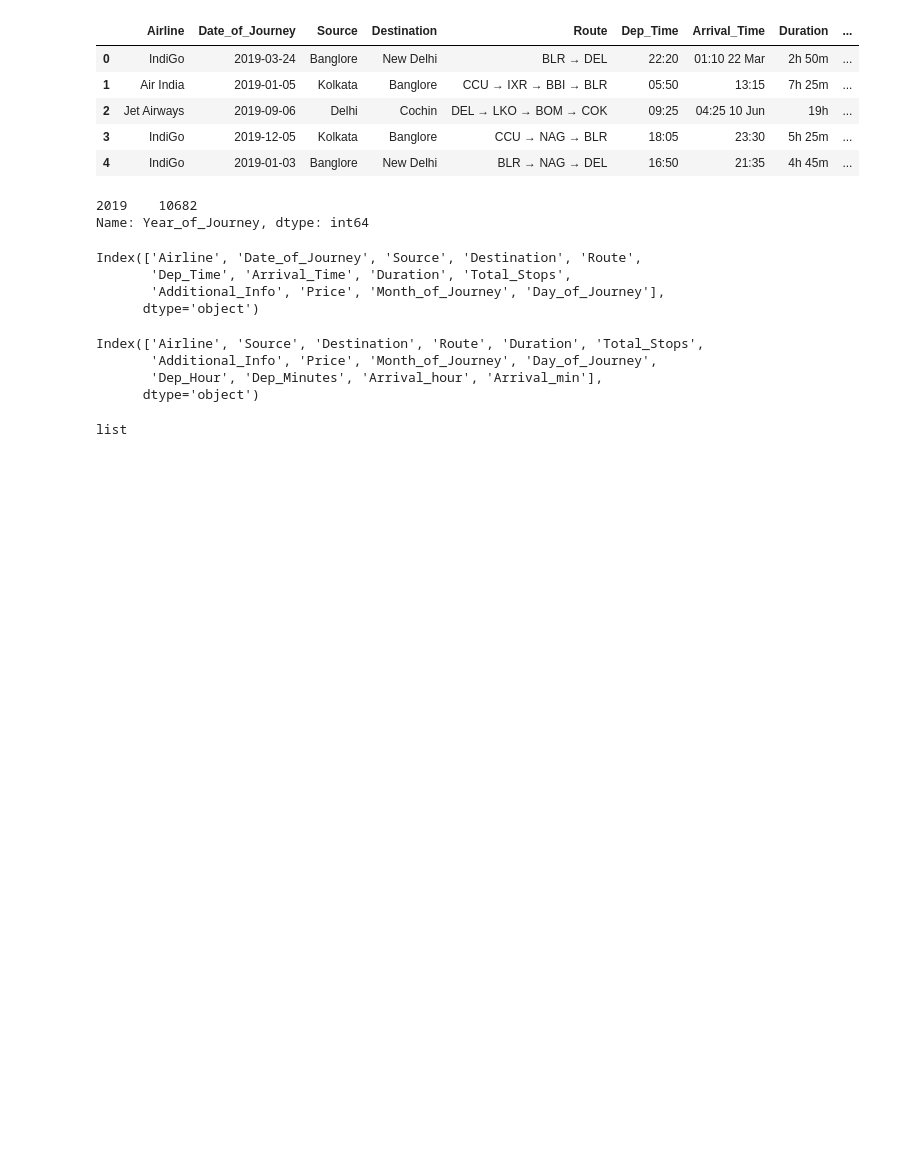
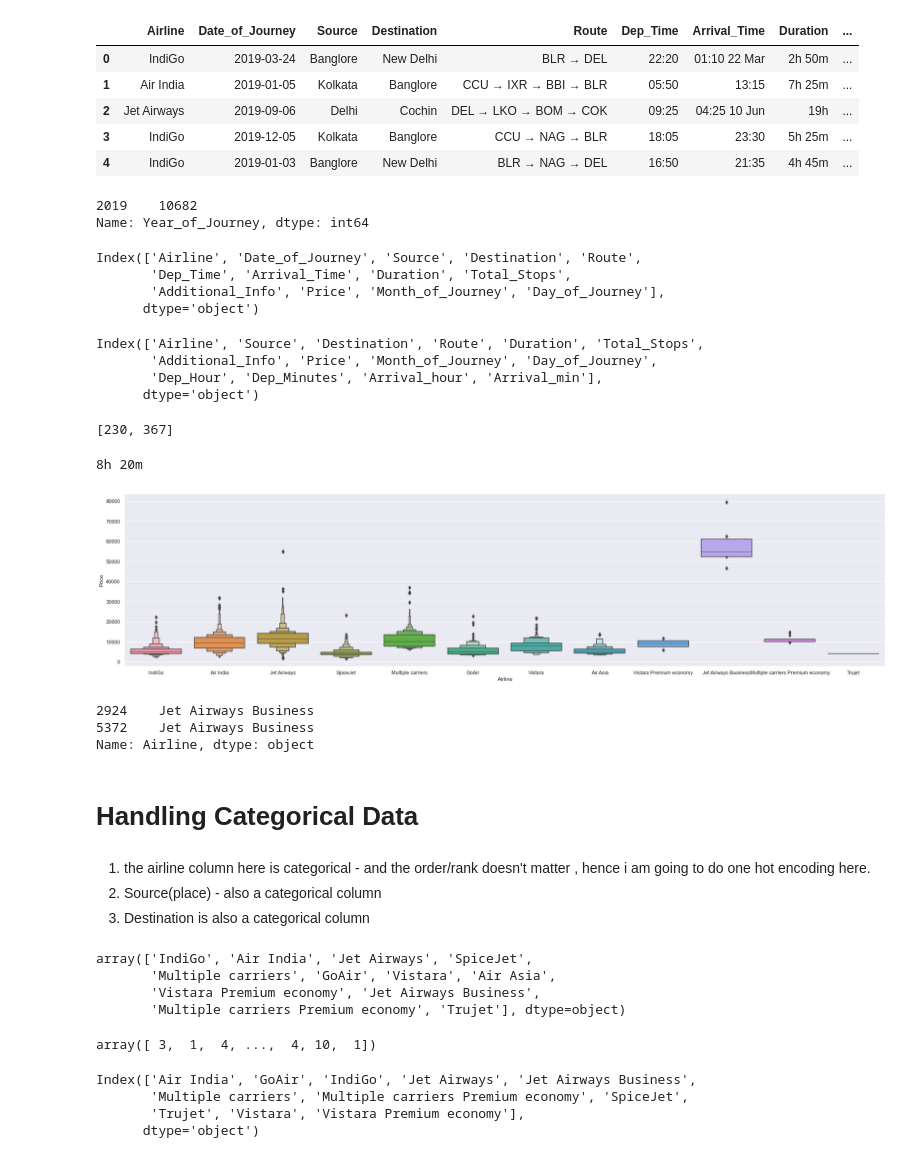
Before and after one commit to sandhyaammasi/flight-fare-prediction, a Jupyter notebook: script.ipynb, the cells around one changed output. Saved outputs shown, nothing was run; the diff lists cells and outputs as text; code cells hidden in the pictures; blank space fills up the shorter version.

Commit message:
created model

```diff
--- a/script.ipynb
+++ b/script.ipynb
@@ -55,7 +56,7 @@ df.shape
 # %% [output]
 (10682, 11)
 # %%
-df1 = df
+df1 = df.copy()
 # %% [markdown]
 Data Preparation
 # %% [markdown]
@@ -149,15 +150,50 @@ Index(['Airline', 'Source', 'Destination', 'Route', 'Duration', 'Total_Stops',
       dtype='object')
 # %%
 #sample calculation to convert the Duration into minutes
-df2 = ['3h 50m','6h 7m']
-for i in range(len(df2)):
-    df2[i]=  eval(df2[i].replace("h", '*60').replace(' ','+').replace('m','*1'))
-type(df2)
+samp = ['3h 50m','6h 7m']
+for i in range(len(samp)):
+    samp[i]=  eval(samp[i].replace("h", '*60').replace(' ','+').replace('m','*1'))
+
+print (samp)
 # %% [output]
-list
+[230, 367]
 # %%
 duration = list(df1['Duration'])
-for i in range(len(duration)):
+print ((df1['Duration'].iloc[10681]))
+for i in range(0,len(duration)):
     duration[i]=  int(eval(duration[i].replace("h", '*60').replace(' ','+').replace('m','*1')))
 
-#converted Duration column into minutes
+
+#converted Duration 00h 00m column into minutes
+# %% [output]
+8h 20m
+# %%
+# substituted the 00h 00m into just integers(minutes) into main DataFrame
+df1["Duration"] = duration
+# %%
+# flights and the distribution of their prices
+
+
+g = sns.catplot(x="Airline", y="Price", data=df1,kind="boxen", height = 6, aspect = 4)
+# %% [output]
+[figure, added]
+# %%
+df1[df1.Price>60000].Airline
+# checking the jet airways
+# %% [output]
+2924    Jet Airways Business
+5372    Jet Airways Business
+Name: Airline, dtype: object
+# %% [markdown]
+# Handling Categorical Data
+# %% [markdown]
+1. the airline column here is categorical - and the order/rank doesn't matter , hence i am going to do one hot encoding here.
+2. Source(place) - also a categorical column
+3. Destination is also a categorical column
+# %%
+df1['Airline'].unique()
+# %% [output]
+array(['IndiGo', 'Air India', 'Jet Airways', 'SpiceJet',
+       'Multiple carriers', 'GoAir', 'Vistara', 'Air Asia',
+       'Vistara Premium economy', 'Jet Airways Business',
+       'Multiple carriers Premium economy', 'Trujet'], dtype=object)
@@ -163,0 +203,21 @@ for i in range(len(duration)):
+# %%
+airlineColumn = df1['Airline']
+integerLabelEncoding = LabelEncoder()
+integerLabelEncoded = integerLabelEncoding.fit_transform(airlineColumn)
+integerLabelEncoded
+#will not be using this , because the model may consider this as a ranking parameter
+# %% [output]
+array([ 3,  1,  4, ...,  4, 10,  1])
+# %%
+Airline = df1['Airline']
+Airline = pd.get_dummies(airlineColumn, drop_first=True)
+# drop_first=True is important to use, as it helps in reducing the extra
+# column created during dummy variable creation.
+# Hence it reduces the correlations created among dummy variables. SOURCE : stackoverflow.com
+#len(one_hot_encoded_data.columns)
+Airline.columns
+# %% [output]
+Index(['Air India', 'GoAir', 'IndiGo', 'Jet Airways', 'Jet Airways Business',
+       'Multiple carriers', 'Multiple carriers Premium economy', 'SpiceJet',
+       'Trujet', 'Vistara', 'Vistara Premium economy'],
+      dtype='object')
```
Also changed, not shown: parts of 53 cells of this notebook.
